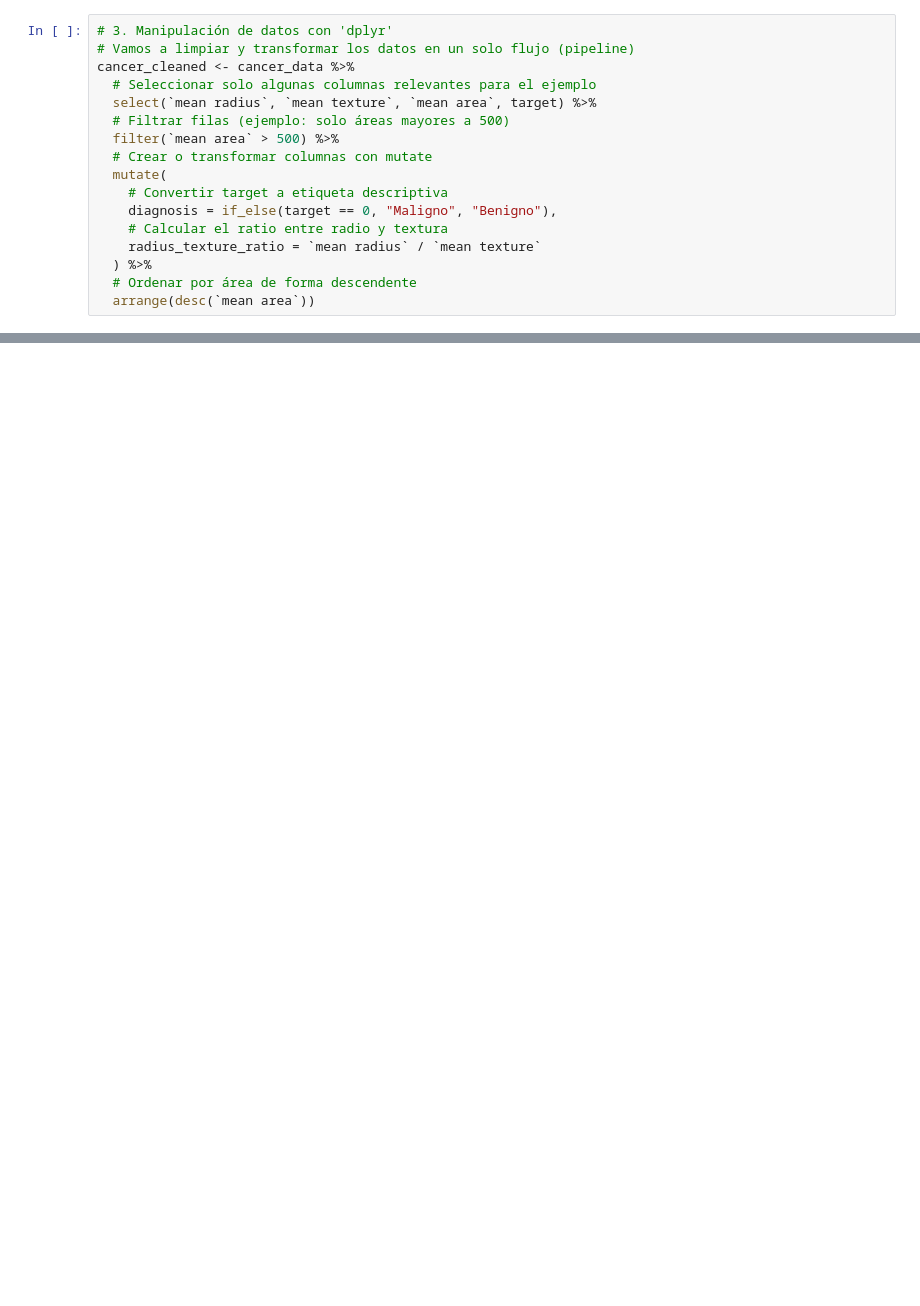
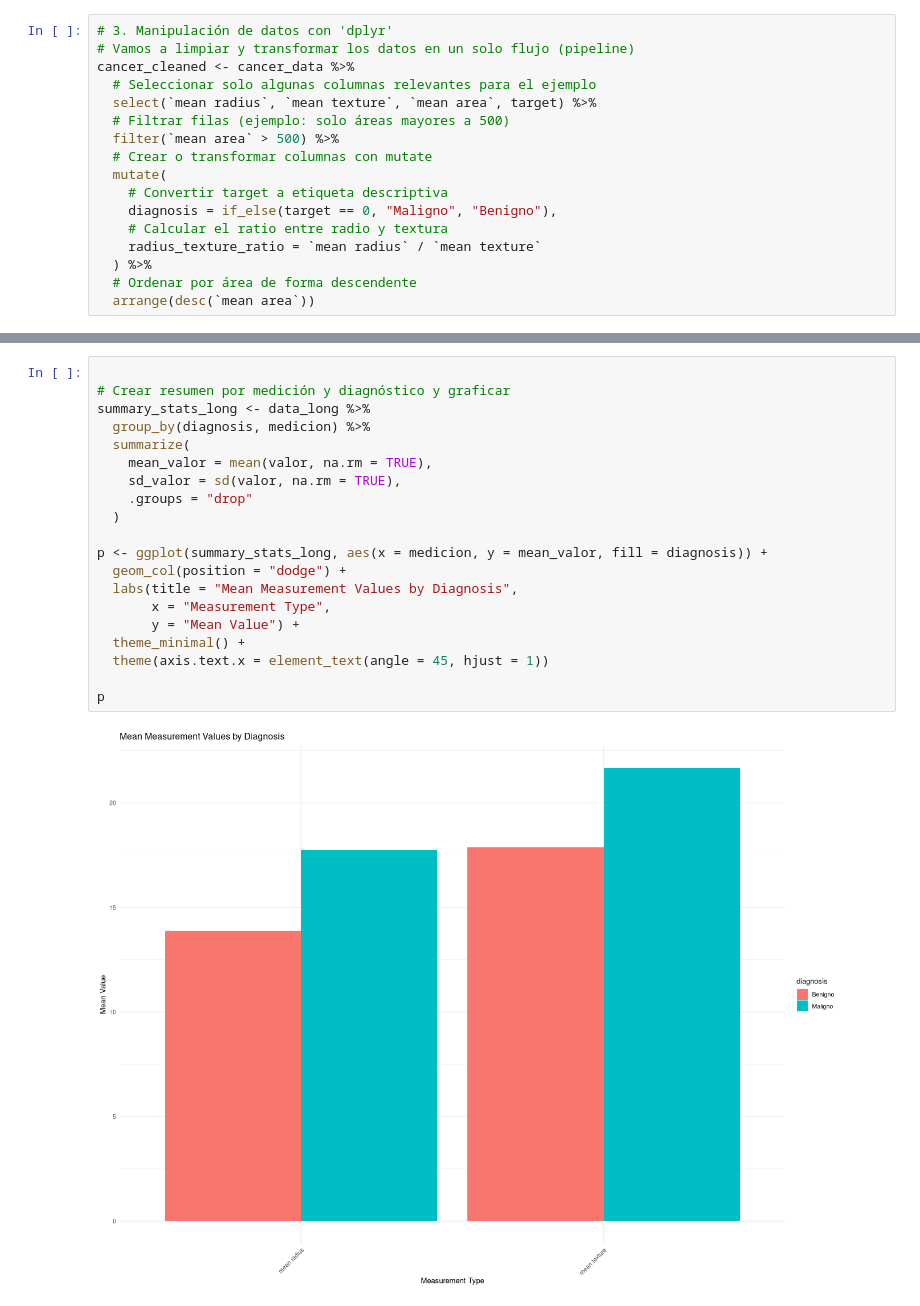
Before and after one commit to paranedagarcia/Bioestadistica, a Jupyter notebook: programas/R/tidyverse.ipynb, the cells around one changed output, grey strips where cells are left out. Saved outputs shown, nothing was run; the diff lists cells and outputs as text; blank space fills up the shorter version.

```diff
--- a/programas/R/tidyverse.ipynb
+++ b/programas/R/tidyverse.ipynb
@@ -97,0 +149,22 @@ ggplot(data_long, aes(x = diagnosis, y = valor, fill = medicion)) +
+# %%
+
+# Crear resumen por medición y diagnóstico y graficar
+summary_stats_long <- data_long %>%
+  group_by(diagnosis, medicion) %>%
+  summarize(
+    mean_valor = mean(valor, na.rm = TRUE),
+    sd_valor = sd(valor, na.rm = TRUE),
+    .groups = "drop"
+  )
+
+p <- ggplot(summary_stats_long, aes(x = medicion, y = mean_valor, fill = diagnosis)) +
+  geom_col(position = "dodge") +
+  labs(title = "Mean Measurement Values by Diagnosis",
+       x = "Measurement Type",
+       y = "Mean Value") +
+  theme_minimal() +
+  theme(axis.text.x = element_text(angle = 45, hjust = 1))
+
+p
+# %% [output]
+[figure, added]
```
Also changed, not shown: parts of 7 cells of this notebook, 17 other files.
